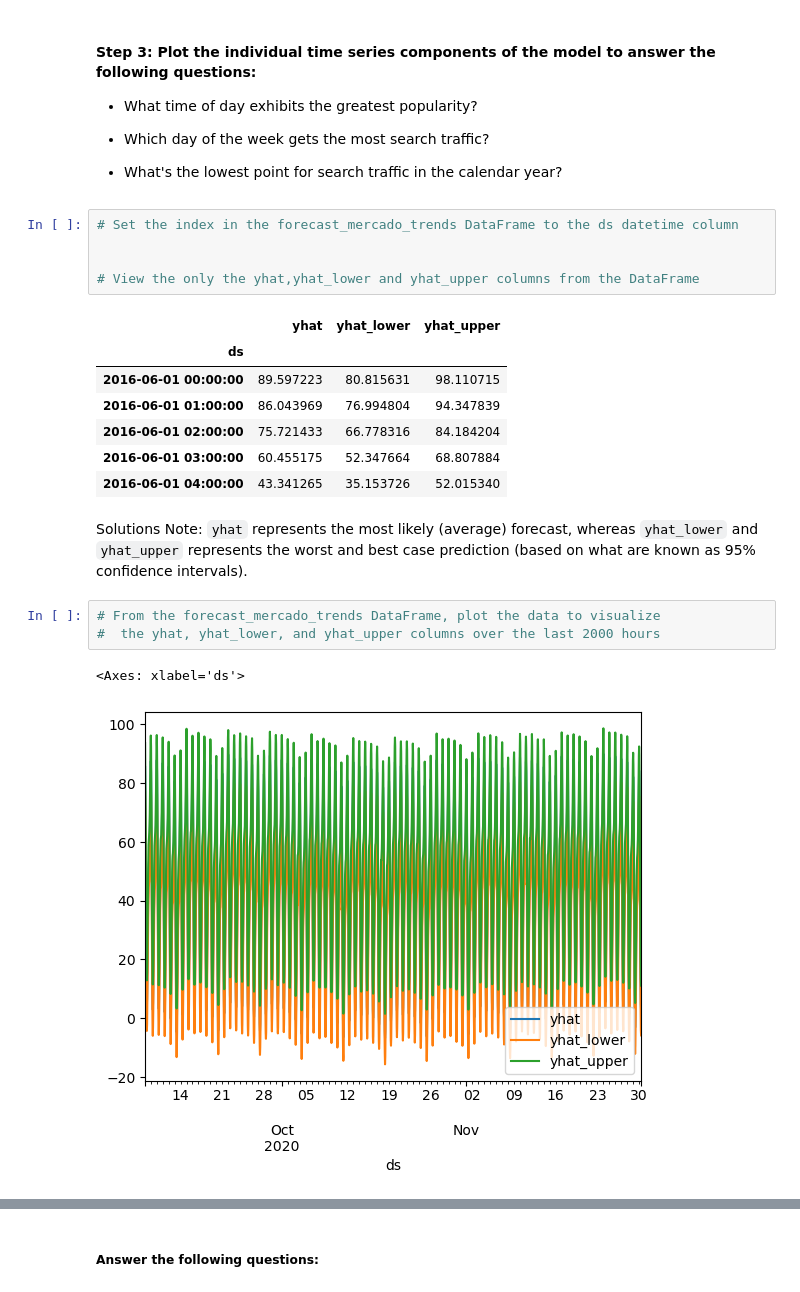
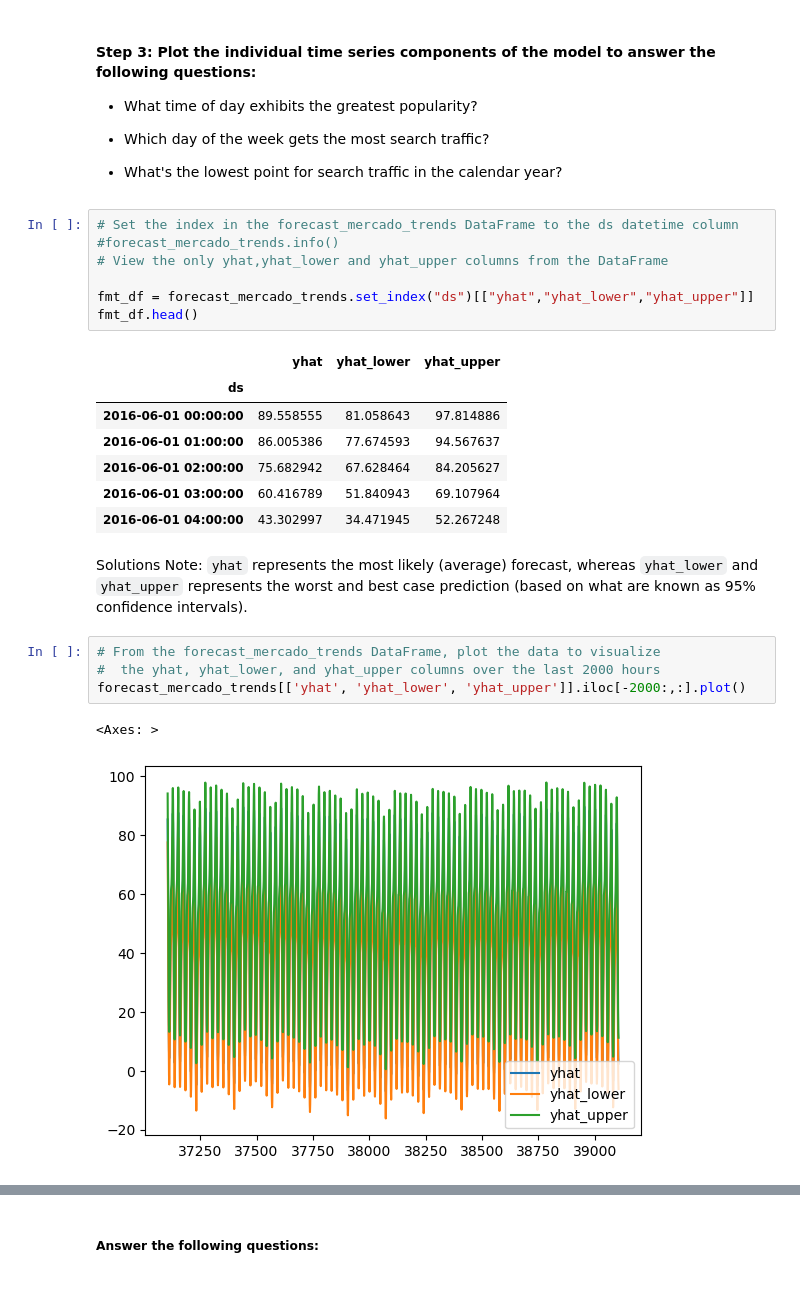
Before and after one commit to ballen614/prophet-challenge, a Jupyter notebook: forecasting_net_prophet.ipynb, the cells around one changed output, grey strips where cells are left out. Saved outputs shown, nothing was run; the diff lists cells and outputs as text.

```diff
--- a/forecasting_net_prophet.ipynb
+++ b/forecasting_net_prophet.ipynb
@@ -494,24 +494,27 @@ fig1 = m.plot(forecast_mercado_trends)
 * What's the lowest point for search traffic in the calendar year?
 # %%
 # Set the index in the forecast_mercado_trends DataFrame to the ds datetime column
+#forecast_mercado_trends.info()
+# View the only yhat,yhat_lower and yhat_upper columns from the DataFrame
 
-
-# View the only the yhat,yhat_lower and yhat_upper columns from the DataFrame
+fmt_df = forecast_mercado_trends.set_index("ds")[["yhat","yhat_lower","yhat_upper"]]
+fmt_df.head()
 # %% [output]
 |  | yhat | yhat_lower | yhat_upper |
 | ds |  |  |  |
-| 2016-06-01 00:00:00 | 89.597223 | 80.815631 | 98.110715 |
-| 2016-06-01 01:00:00 | 86.043969 | 76.994804 | 94.347839 |
-| 2016-06-01 02:00:00 | 75.721433 | 66.778316 | 84.184204 |
-| 2016-06-01 03:00:00 | 60.455175 | 52.347664 | 68.807884 |
-| 2016-06-01 04:00:00 | 43.341265 | 35.153726 | 52.015340 |
+| 2016-06-01 00:00:00 | 89.558555 | 81.058643 | 97.814886 |
+| 2016-06-01 01:00:00 | 86.005386 | 77.674593 | 94.567637 |
+| 2016-06-01 02:00:00 | 75.682942 | 67.628464 | 84.205627 |
+| 2016-06-01 03:00:00 | 60.416789 | 51.840943 | 69.107964 |
+| 2016-06-01 04:00:00 | 43.302997 | 34.471945 | 52.267248 |
 # %% [markdown]
 Solutions Note: `yhat` represents the most likely (average) forecast, whereas `yhat_lower` and `yhat_upper` represents the worst and best case prediction (based on what are known as 95% confidence intervals).
 # %%
 # From the forecast_mercado_trends DataFrame, plot the data to visualize
 #  the yhat, yhat_lower, and yhat_upper columns over the last 2000 hours
+forecast_mercado_trends[['yhat', 'yhat_lower', 'yhat_upper']].iloc[-2000:,:].plot()
 # %% [output]
-<Axes: xlabel='ds'>
+<Axes: >
-[figure, old version]
+[figure, new version]
 # %%
 # Reset the index in the forecast_mercado_trends DataFrame
```
Also changed, not shown: parts of 7 cells of this notebook.
